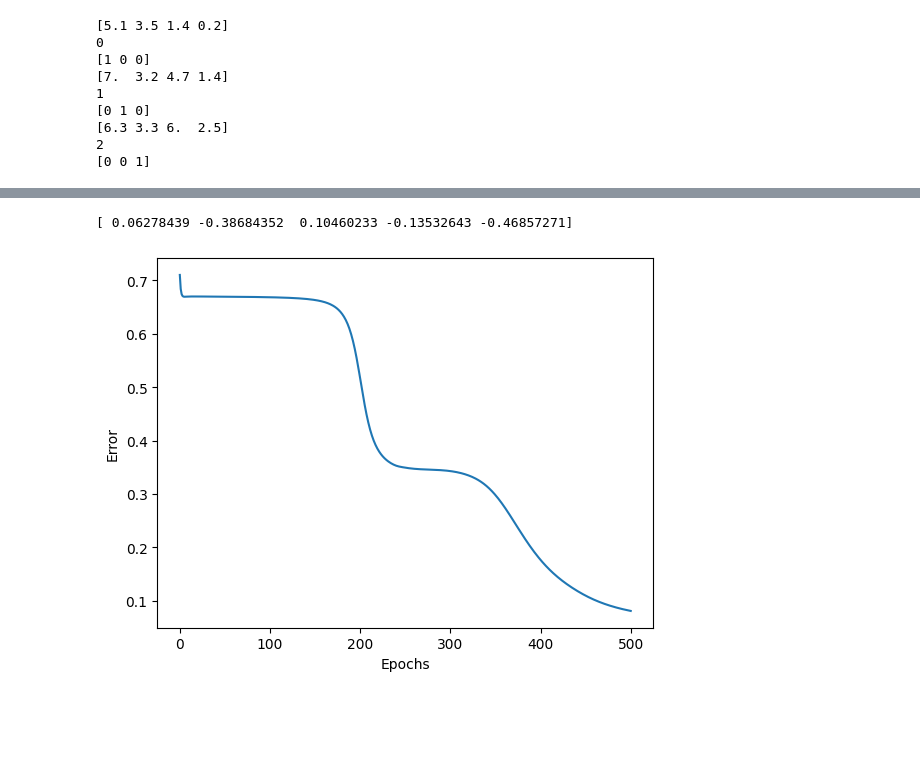
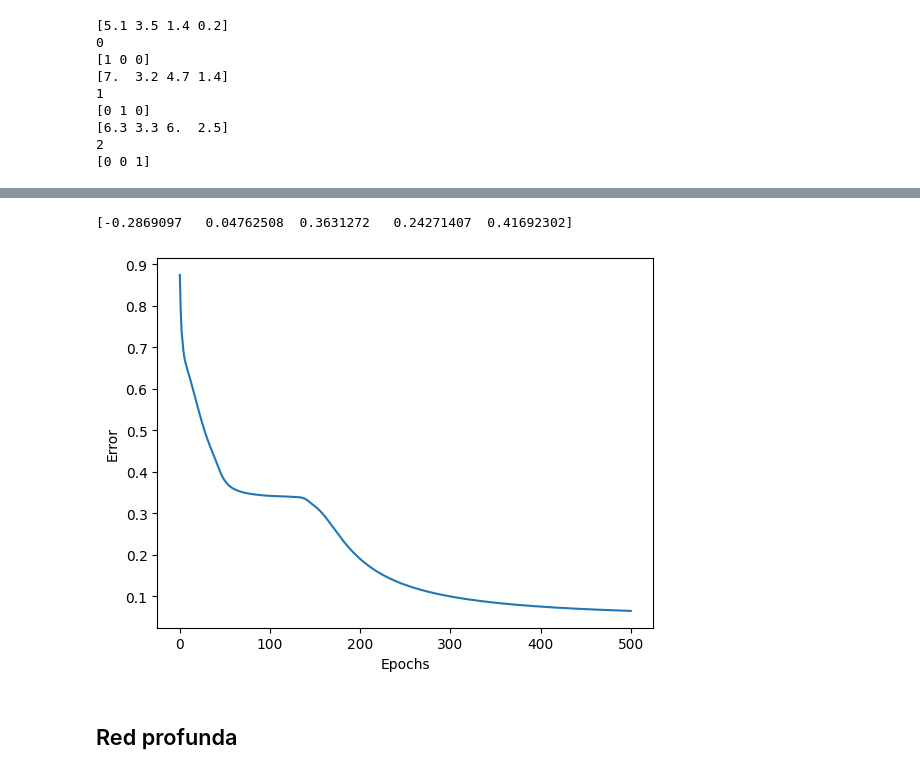
Before and after one commit to luisLFKV/IA-2026, a Jupyter notebook: 05-Perceptron multicapa/Ejercicio01/04_Multilayer_perceptron.ipynb, the cells around one changed output, grey strips where cells are left out. Drawn from its saved outputs; the diff is of its cells as text; code cells hidden in the pictures; blank space fills up the shorter version.

```diff
--- a/05-Perceptron multicapa/Ejercicio01/04_Multilayer_perceptron.ipynb
+++ b/05-Perceptron multicapa/Ejercicio01/04_Multilayer_perceptron.ipynb
@@ -55,22 +47,16 @@ layer4 = list()
 def generate_weights(num_weights):
   w = np.zeros(num_weights)
   for i in range(len(w)):
-    w[i] = (np.random.rand(1) - 0.5)
+    w[i] = (np.random.rand() - 0.5)
   return w
 
 def init_weights():
   layer1.clear()
   layer2.clear()
-  layer3.clear()
-  layer4.clear()
   for i in range(num_neurons_layer1):
     layer1.append( generate_weights(input_size_layer1+1)) # plus 1 -> plus bias
   for i in range(num_neurons_layer2):
     layer2.append( generate_weights(input_size_layer2+1)) # plus 1 -> plus bias
-  for i in range(num_neurons_layer3):
-    layer3.append( generate_weights(input_size_layer3+1)) # plus 1 -> plus bias
-  for i in range(num_neurons_layer4):
-    layer4.append( generate_weights(input_size_layer4+1)) # plus 1 -> plus bias
 
 def net_input(input_vector, w):
   net_input_var = w[0]
@@ -98,15 +84,7 @@ def calculate_error():
     for i in range(len(output_layer2)):
       output_layer2[i] = propagate(output_layer1, layer2[i])
 
-    output_layer3 = np.zeros(num_neurons_layer3)
-    for i in range(len(output_layer3)):
-      output_layer3[i] = propagate(output_layer2, layer3[i])
-
-    output_layer4 = np.zeros(num_neurons_layer4)
-    for i in range(len(output_layer4)):
-      output_layer4[i] = propagate(output_layer3, layer4[i])
-
-    err = Y[idx] - output_layer4
+    err = Y[idx] - output_layer2
     err = np.power(err,2)
     err = err.sum()
     total_err += err
@@ -115,7 +93,7 @@ def calculate_error():
 # %%
 print(generate_weights(5))
 # %% [output]
-[ 0.06278439 -0.38684352  0.10460233 -0.13532643 -0.46857271]
+[-0.2869097   0.04762508  0.3631272   0.24271407  0.41692302]
 # %%
 alpha = 0.03
 epochs = 500
@@ -129,76 +107,42 @@ for e in range(epochs):
     # Etapa 1 - Propagación
     output_layer1 = np.zeros(num_neurons_layer1)
     for i in range(len(output_layer1)):
       output_layer1[i] = propagate(X[d], layer1[i])
 
     output_layer2 = np.zeros(num_neurons_layer2)
     for i in range(len(output_layer2)):
       output_layer2[i] = propagate(output_layer1, layer2[i])
 
-    output_layer3 = np.zeros(num_neurons_layer3)
-    for i in range(len(output_layer3)):
-      output_layer3[i] = propagate(output_layer2, layer3[i])
-
-    output_layer4 = np.zeros(num_neurons_layer4)
-    for i in range(len(output_layer4)):
-      output_layer4[i] = propagate(output_layer3, layer4[i])
-
     # Etapa 2 - Retropropagación de los errores
-    delta_layer4 = np.zeros(num_neurons_layer4)
-    for i in range(len(delta_layer4)):
-      delta_layer4[i] = output_layer4[i] * (1 - output_layer4[i]) * (Y[d][i] - output_layer4[i])
-
-    delta_layer3 = np.zeros(num_neurons_layer3)
-    for i in range(len(delta_layer3)):
-      weighted_delta_errors = 0
-      for j in range(num_neurons_layer4):
-        weighted_delta_errors += layer4[j][i+1] * delta_layer4[j]
-      delta_layer3[i] = output_layer3[i] * (1 - output_layer3[i]) * weighted_delta_errors
-
     delta_layer2 = np.zeros(num_neurons_layer2)
     for i in range(len(delta_layer2)):
-      weighted_delta_errors = 0
-      for j in range(num_neurons_layer3):
-        weighted_delta_errors += layer3[j][i+1] * delta_layer3[j]
-      delta_layer2[i] = output_layer2[i] * (1 - output_layer2[i]) * weighted_delta_errors
+      delta_layer2[i] = output_layer2[i] * (1 - output_layer2[i]) * (Y[d][i] - output_layer2[i])
+
+    for i in range(len(layer2)):
+      layer2[i][0] += alpha * delta_layer2[i] * 1
+      for j in range(len(layer2[i])-1):
+        layer2[i][j+1] += alpha * delta_layer2[i] * output_layer1[j]
 
     delta_layer1 = np.zeros(num_neurons_layer1)
     for i in range(len(delta_layer1)):
       weighted_delta_errors = 0
       for j in range(num_neurons_layer2):
-        weighted_delta_errors += layer2[j][i+1] * delta_layer2[j]
+        weighted_delta_errors += layer2[i][j+1] * delta_layer2[j]
       delta_layer1[i] = output_layer1[i] * (1 - output_layer1[i]) * weighted_delta_errors
 
-    # Actualización de pesos: capa de salida
-    for i in range(len(layer4)):
-      layer4[i][0] += alpha * delta_layer4[i]
-      for j in range(len(layer4[i]) - 1):
-        layer4[i][j+1] += alpha * delta_layer4[i] * output_layer3[j]
-
-    # Actualización de pesos: tercera capa oculta
-    for i in range(len(layer3)):
-      layer3[i][0] += alpha * delta_layer3[i]
-      for j in range(len(layer3[i]) - 1):
-        layer3[i][j+1] += alpha * delta_layer3[i] * output_layer2[j]
-
-    # Actualización de pesos: segunda capa oculta
-    for i in range(len(layer2)):
-      layer2[i][0] += alpha * delta_layer2[i]
-      for j in range(len(layer2[i]) - 1):
-        layer2[i][j+1] += alpha * delta_layer2[i] * output_layer1[j]
-
-    # Actualización de pesos: primera capa oculta
     for i in range(len(layer1)):
-      layer1[i][0] += alpha * delta_layer1[i]
-      for j in range(len(layer1[i]) - 1):
+      layer1[i][0] += alpha * delta_layer1[i] * 1
+      for j in range(len(layer1[i])-1):
         layer1[i][j+1] += alpha * delta_layer1[i] * X[d][j]
 
   E.append( calculate_error() )
 
 Error_vec = np.asarray(E)
 plt.plot(Error_vec)
 plt.xlabel('Epochs')
 plt.ylabel('Error')
 plt.show()
 # %% [output]
-[figure, old version]
+[figure, new version]
+# %% [markdown]
+## Red profunda
```
Also changed, not shown: parts of 4 cells of this notebook, 2 other files.
